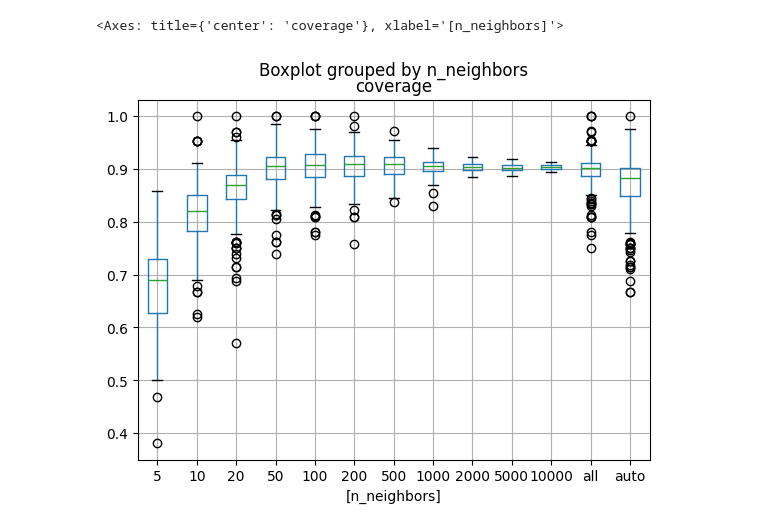
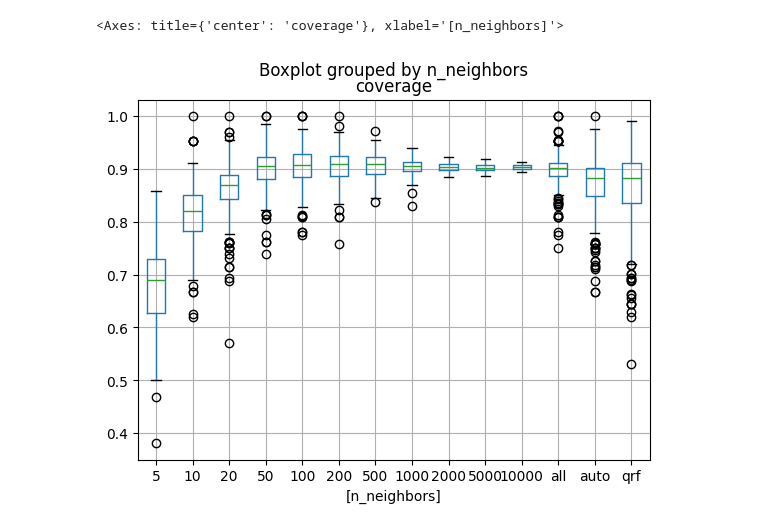
Before and after one commit to jakerhodes/RF-GAP-Python, a Jupyter notebook: interval_compile.ipynb, the cells around one changed output. Cells and saved outputs as stored; diff of their text form; code cells hidden in the pictures.

```diff
--- a/interval_compile.ipynb
+++ b/interval_compile.ipynb
@@ -56,3 +56,5 @@ df_qrf.head()
 | 2 | EnergyEfficiency | qrf | 0.90 | 4506 | 0.2 | 768 | 8 | None | None | ... |
 | 3 | FacebookMetrics | qrf | 0.99 | 9674 | 0.2 | 495 | 17 | None | None | ... |
 | 4 | EnergyEfficiency | qrf | 0.99 | 4506 | 0.2 | 768 | 8 | None | None | ... |
+# %%
+df_combined = pd.concat([df, df_qrf], axis=0)
@@ -59,8 +77,8 @@ df_qrf.head()
 # %%
-df[df['level'] == 0.90].boxplot(column='coverage', by=['n_neighbors'])
+df_combined[df_combined['level'] == 0.90].boxplot(column='coverage', by=['n_neighbors'])
 # %% [output]
 <Axes: title={'center': 'coverage'}, xlabel='[n_neighbors]'>
-[figure, old version]
+[figure, new version]
 # %%
 df[df['level'] == 0.95].boxplot(column='width_mean', by=['n_neighbors'])
 # %% [output]
```
Also changed, not shown: parts of 4 cells of this notebook.
